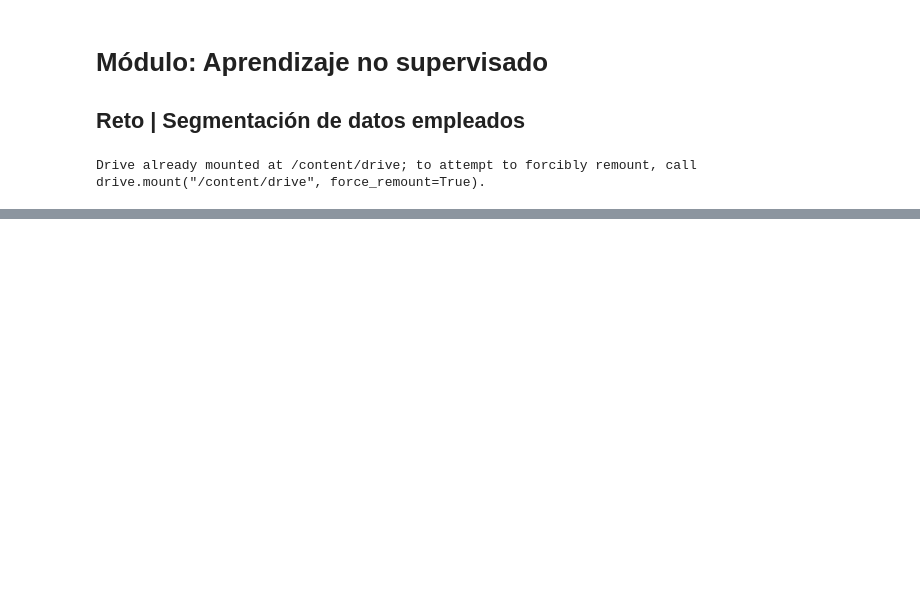
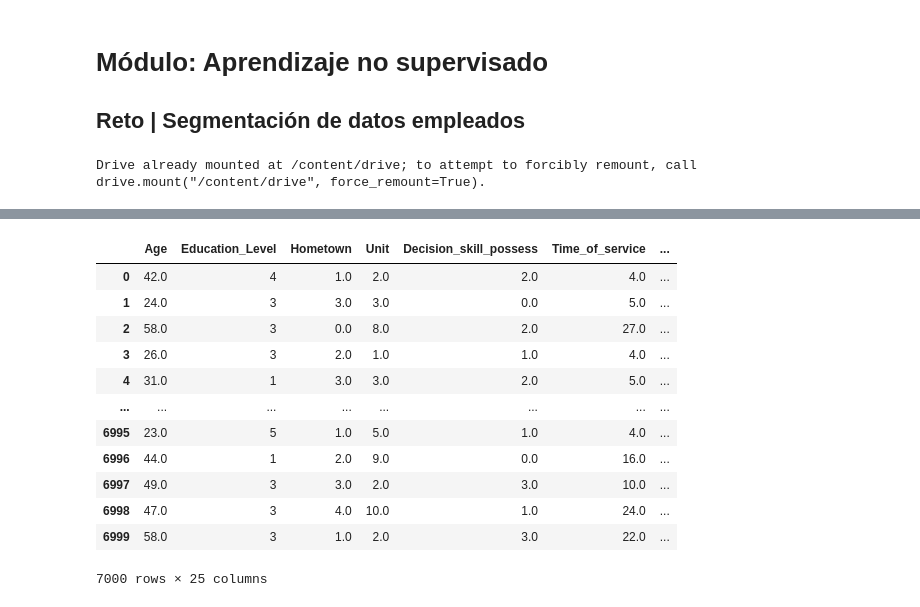
Before and after one commit to jcml002/ds16, a Jupyter notebook: 16_DS_C6_SC2_Reto.ipynb, the cells around one changed output, grey strips where cells are left out. Drawn from its saved outputs; the diff is of its cells as text; code cells hidden in the pictures; blank space fills up the shorter version.

```diff
--- a/16_DS_C6_SC2_Reto.ipynb
+++ b/16_DS_C6_SC2_Reto.ipynb
@@ -66,0 +34,38 @@ dtype: object
+# %%
+df_processed = df2.copy(deep=True)
+
+# Drop 'Employee_ID' as it's typically an identifier and not used in clustering
+df_processed.drop('Employee_ID', axis=1, inplace=True)
+
+# Handle 'Gender' using OneHotEncoder as was being done previously
+enc_gender = OneHotEncoder(handle_unknown='ignore', sparse_output=False)
+X_gender_encoded = enc_gender.fit_transform(df_processed[['Gender']])
+gender_categories = enc_gender.categories_[0]
+for i, val in enumerate(gender_categories):
+  df_processed['Gender_' + str(val)] = X_gender_encoded[:, i]
+df_processed.drop('Gender', axis=1, inplace=True) # Drop the original 'Gender' column
+
+# Handle 'Relationship_Status' using OneHotEncoder as was being done previously
+enc_Rel = OneHotEncoder(handle_unknown='ignore', sparse_output=False)
+X_rel_encoded = enc_Rel.fit_transform(df_processed[['Relationship_Status']])
+rel_categories = enc_Rel.categories_[0]
+for i, val in enumerate(rel_categories):
+  df_processed['Relationship_Status_' + str(val)] = X_rel_encoded[:, i]
+df_processed.drop('Relationship_Status', axis=1, inplace=True) # Drop the original 'Gender' column
+
+# Handle all other remaining object type columns using OrdinalEncoder
+for col in df_processed.columns:
+    if df_processed[col].dtype == 'object':
+        df_processed[col] = OrdinalEncoder().fit_transform(df_processed[[col]])
+
+
+
+
+# Now, all columns should be numeric
+X_train = df_processed.to_numpy()
+
+# Apply Normalizer
+X = Normalizer().fit_transform(X_train)
+
+# Display the first few rows of the processed and normalized data (optional)
+print(X[:5])
@@ -67,2 +90,18 @@ dtype: object
+# %%
+df_processed
+# %% [output]
+|  | Age | Education_Level | Hometown | Unit | Decision_skill_possess | Time_of_service | ... |
+| 0 | 42.0 | 4 | 1.0 | 2.0 | 2.0 | 4.0 | ... |
+| 1 | 24.0 | 3 | 3.0 | 3.0 | 0.0 | 5.0 | ... |
+| 2 | 58.0 | 3 | 0.0 | 8.0 | 2.0 | 27.0 | ... |
+| 3 | 26.0 | 3 | 2.0 | 1.0 | 1.0 | 4.0 | ... |
+| 4 | 31.0 | 1 | 3.0 | 3.0 | 2.0 | 5.0 | ... |
+| ... | ... | ... | ... | ... | ... | ... | ... |
+| 6995 | 23.0 | 5 | 1.0 | 5.0 | 1.0 | 4.0 | ... |
+| 6996 | 44.0 | 1 | 2.0 | 9.0 | 0.0 | 16.0 | ... |
+| 6997 | 49.0 | 3 | 3.0 | 2.0 | 3.0 | 10.0 | ... |
+| 6998 | 47.0 | 3 | 4.0 | 10.0 | 1.0 | 24.0 | ... |
+| 6999 | 58.0 | 3 | 1.0 | 2.0 | 3.0 | 22.0 | ... |
+7000 rows × 25 columns
 # %%
 v = 0
```
Also changed, not shown: parts of 7 cells of this notebook.
